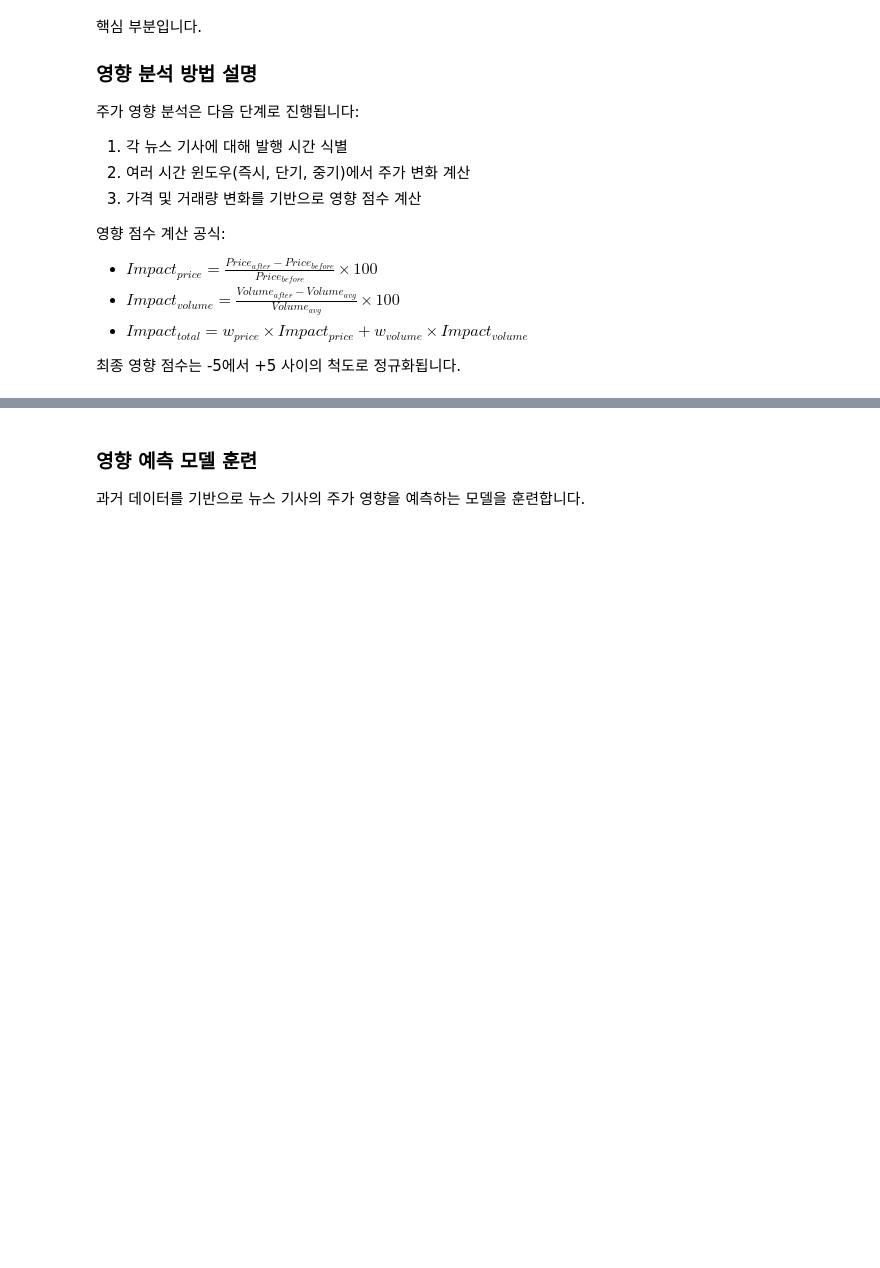
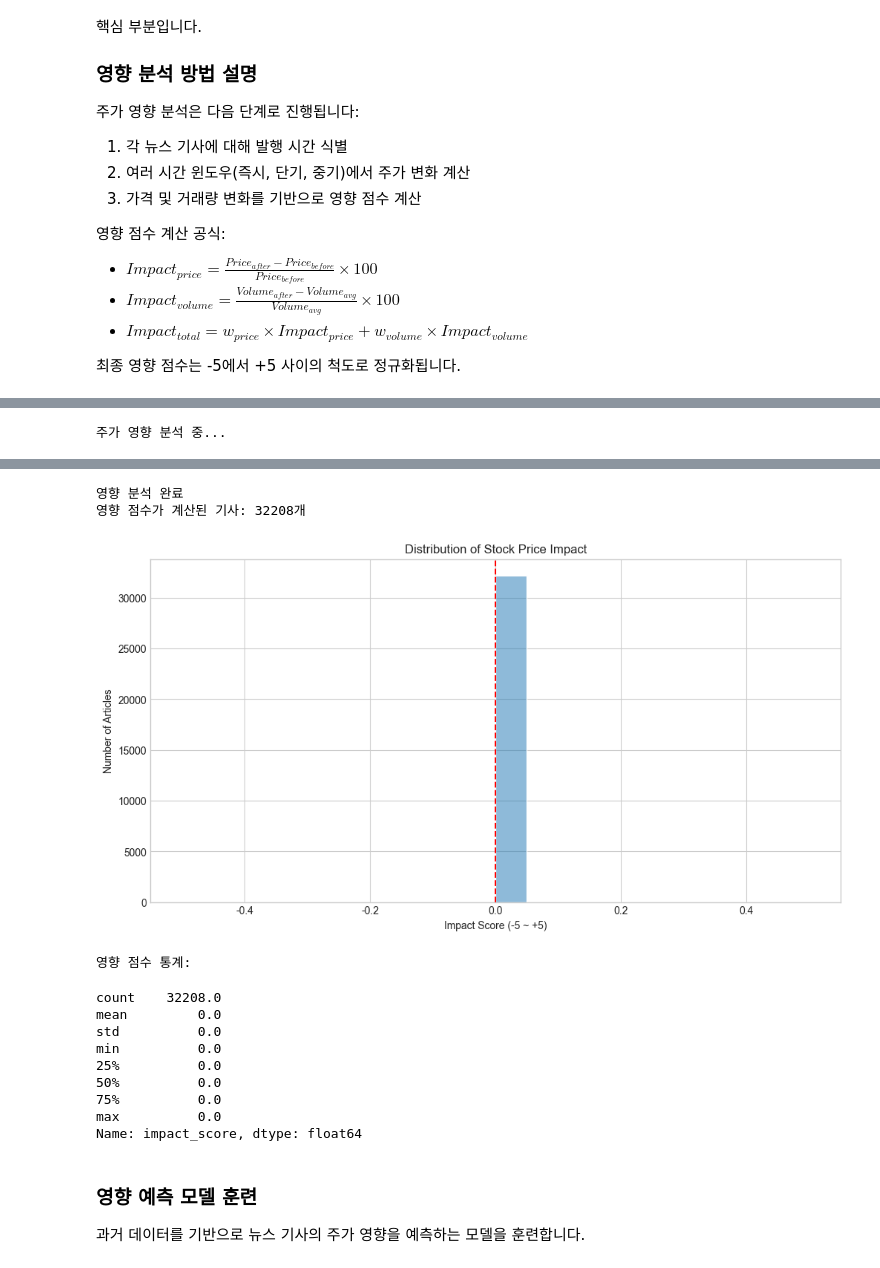
Before and after one commit to Kororu-lab/CLEAR, a Jupyter notebook: CLEAR_demo.ipynb, the cells around one changed output, grey strips where cells are left out. Saved outputs shown, nothing was run; the diff lists cells and outputs as text; code cells hidden in the pictures; blank space fills up the shorter version.

```diff
--- a/CLEAR_demo.ipynb
+++ b/CLEAR_demo.ipynb
@@ -97,13 +118,25 @@ def process_news_date(date_str):
     return datetime(year, month, day, hour, minute)
 
 # 주가 데이터 날짜 처리
-def process_stock_date(date_str, time_str):
-    # 날짜 형식: "20250305", 시간 형식: "09:00"
+# def process_stock_date(date_str, time_str):
+#     # 날짜 형식: "20250305", 시간 형식: "09:00"
+#     year = int(date_str[:4])
+#     month = int(date_str[4:6])
+#     day = int(date_str[6:8])
+
+#     hour, minute = map(int, time_str.split(':'))
+
+#     return datetime(year, month, day, hour, minute)
+
+def process_stock_date(date_str, time_str=None):
     year = int(date_str[:4])
     month = int(date_str[4:6])
     day = int(date_str[6:8])
 
-    hour, minute = map(int, time_str.split(':'))
+    if isinstance(time_str, str) and ':' in time_str:
+        hour, minute = map(int, time_str.split(':'))
+    else:
+        hour, minute = 0, 0
 
     return datetime(year, month, day, hour, minute)
 
@@ -318,16 +442,16 @@ plt.show()
 
 생성된 클러스터의 주제와 포함된 기사를 확인합니다.
 # %%
-# 클러스터 주제 생성
-clustered_df = news_clustering.generate_cluster_topics(clustered_df)
-
 # 클러스터 주제 확인
 cluster_topics = clustered_df.groupby('cluster_id')['cluster_topic'].first()
 print("클러스터 주제 샘플:")
 display(cluster_topics.head(5))
 
-# 특정 클러스터의 기사 확인
-sample_cluster_id = cluster_sizes.index[0]  # 첫 번째 클러스터 선택
+# 클러스터별 크기 확인
+cluster_sizes = clustered_df['cluster_id'].value_counts()
+
+# 특정 클러스터 기사 확인 (가장 큰 클러스터 예시)
+sample_cluster_id = cluster_sizes.index[0]
 sample_cluster = clustered_df[clustered_df['cluster_id'] == sample_cluster_id]
 
 print(f"\n클러스터 {sample_cluster_id}번 (주제: {sample_cluster['cluster_topic'].iloc[0]})의 기사:")
@@ -395,9 +544,9 @@ print(f"영향 점수가 계산된 기사: {len(impact_df.dropna(subset=['impact
 # 영향 점수 분포
 plt.figure(figsize=(12, 6))
 sns.histplot(impact_df['impact_score'].dropna(), bins=20, kde=True)
-plt.title('주가 영향 점수 분포')
-plt.xlabel('영향 점수 (-5 ~ +5)')
-plt.ylabel('기사 수')
+plt.title('Distribution of Stock Price Impact')
+plt.xlabel('Impact Score (-5 ~ +5)')
+plt.ylabel('Number of Articles')
 plt.axvline(x=0, color='r', linestyle='--')
 plt.show()
 
@@ -405,3 +554,4 @@ plt.show()
 impact_stats = impact_df['impact_score'].describe()
 print("\n영향 점수 통계:")
 display(impact_stats)
+# %% [output]
@@ -407,0 +561 @@ display(impact_stats)
+주가 영향 분석 중...
@@ -408,3 +564,16 @@ display(impact_stats)
+영향 분석 완료
+영향 점수가 계산된 기사: 32208개
+[figure, added]
+영향 점수 통계:
+count    32208.0
+mean         0.0
+std          0.0
+min          0.0
+25%          0.0
+50%          0.0
+75%          0.0
+max          0.0
+Name: impact_score, dtype: float64
 # %% [markdown]
 ### 영향 예측 모델 훈련
 
```
Also changed, not shown: parts of 15 cells of this notebook, 1 other file.
